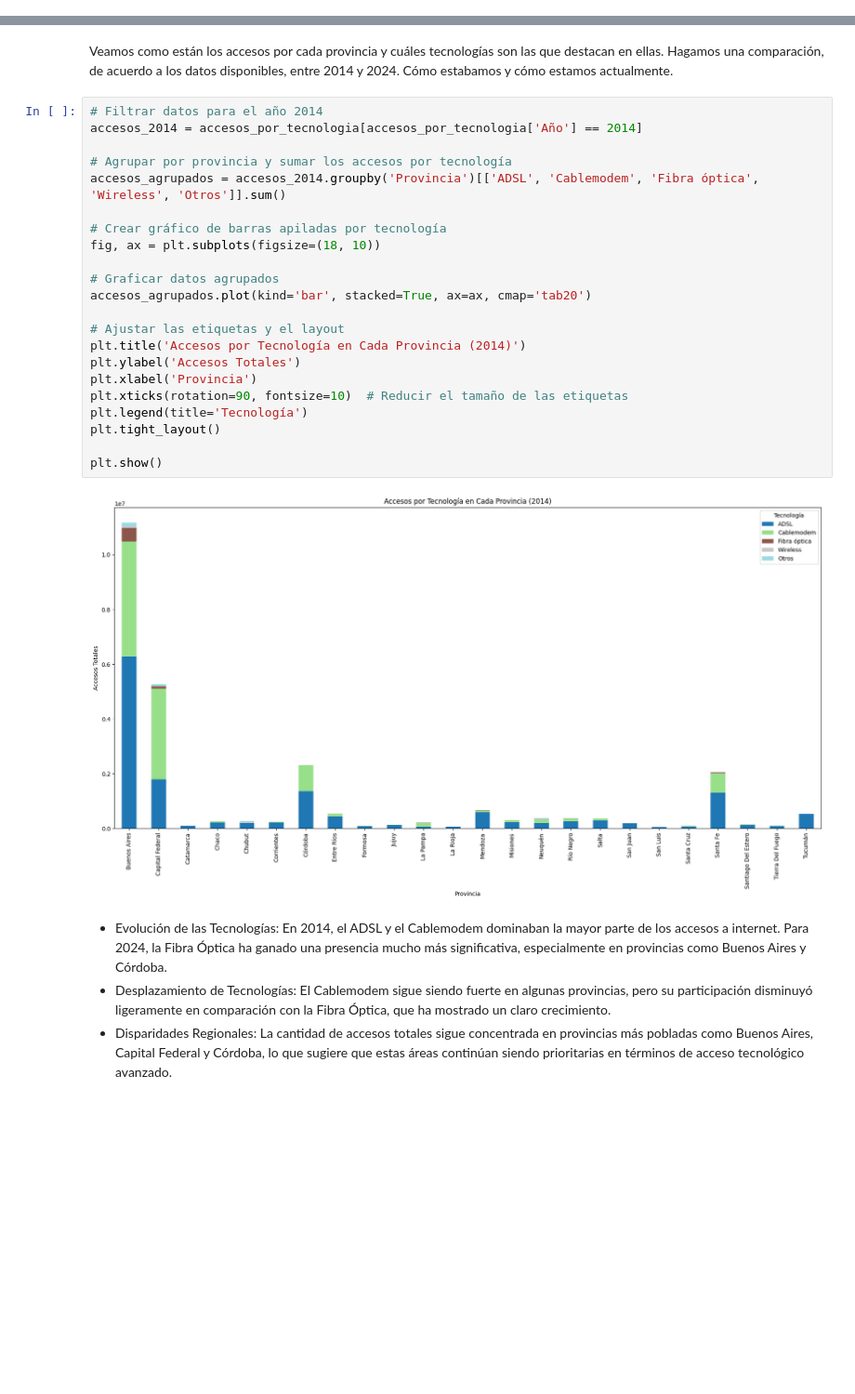
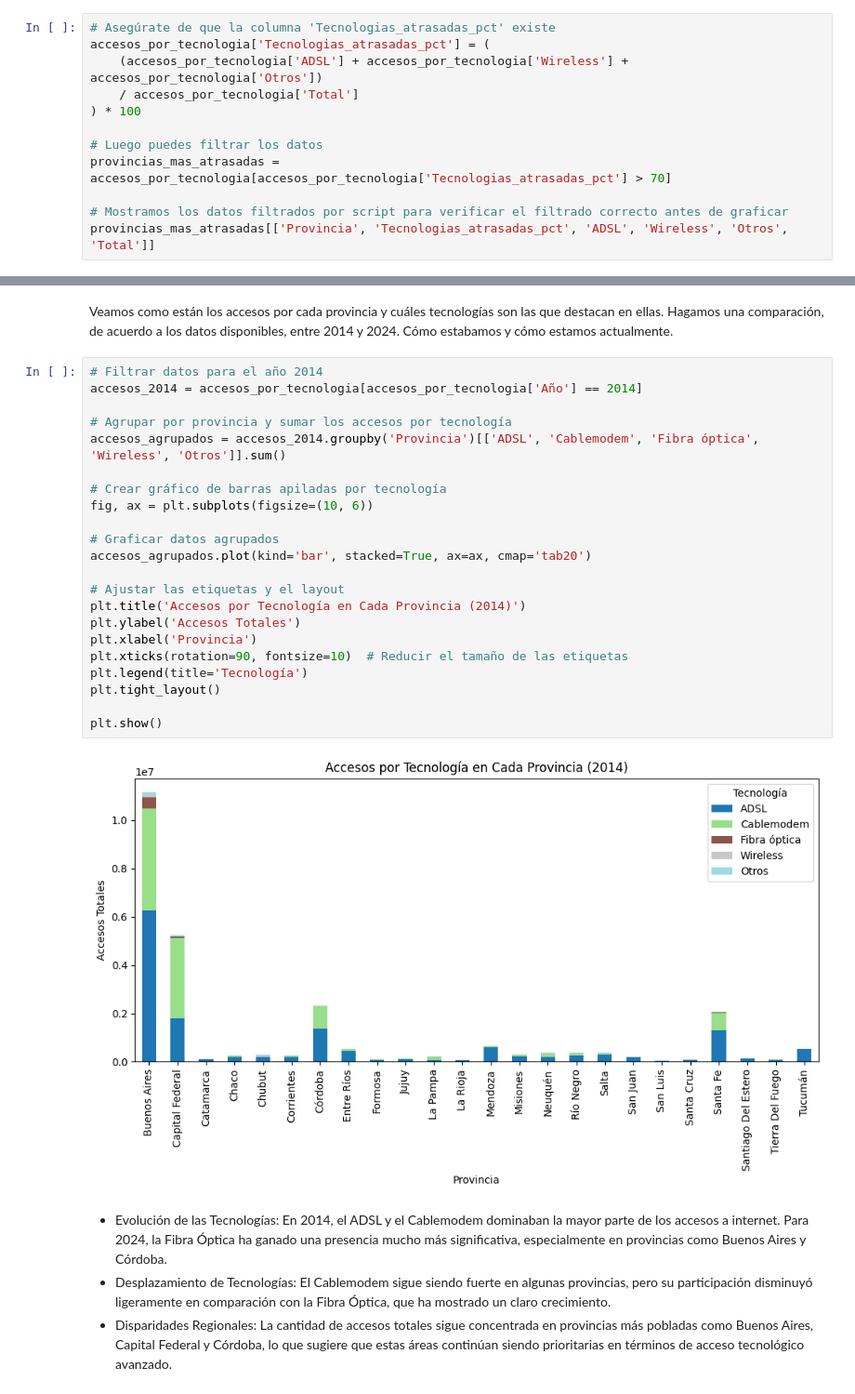
Before and after one commit to Melbutus/Data_Analyst_Telecomunicaciones, a Jupyter notebook: EDA.ipynb, the cells around one changed output, grey strips where cells are left out. Shown at 93% size. Drawn from its saved outputs; the diff is of its cells as text; blank space fills up the shorter version.

```diff
--- a/EDA.ipynb
+++ b/EDA.ipynb
@@ -320,0 +331,12 @@ Analicemos su evolución.
+# %%
+# Asegúrate de que la columna 'Tecnologias_atrasadas_pct' existe
+accesos_por_tecnologia['Tecnologias_atrasadas_pct'] = (
+    (accesos_por_tecnologia['ADSL'] + accesos_por_tecnologia['Wireless'] + accesos_por_tecnologia['Otros'])
+    / accesos_por_tecnologia['Total']
+) * 100
+
+# Luego puedes filtrar los datos
+provincias_mas_atrasadas = accesos_por_tecnologia[accesos_por_tecnologia['Tecnologias_atrasadas_pct'] > 70]
+
+# Mostramos los datos filtrados por script para verificar el filtrado correcto antes de graficar
+provincias_mas_atrasadas[['Provincia', 'Tecnologias_atrasadas_pct', 'ADSL', 'Wireless', 'Otros', 'Total']]
@@ -352,27 +428,27 @@ Veamos como están los accesos por cada provincia y cuáles tecnologías son las
 # %%
 # Filtrar datos para el año 2014
 accesos_2014 = accesos_por_tecnologia[accesos_por_tecnologia['Año'] == 2014]
 
 # Agrupar por provincia y sumar los accesos por tecnología
 accesos_agrupados = accesos_2014.groupby('Provincia')[['ADSL', 'Cablemodem', 'Fibra óptica', 'Wireless', 'Otros']].sum()
 
 # Crear gráfico de barras apiladas por tecnología
-fig, ax = plt.subplots(figsize=(18, 10))
+fig, ax = plt.subplots(figsize=(10, 6))
 
 # Graficar datos agrupados
 accesos_agrupados.plot(kind='bar', stacked=True, ax=ax, cmap='tab20')
 
 # Ajustar las etiquetas y el layout
 plt.title('Accesos por Tecnología en Cada Provincia (2014)')
 plt.ylabel('Accesos Totales')
 plt.xlabel('Provincia')
 plt.xticks(rotation=90, fontsize=10)  # Reducir el tamaño de las etiquetas
 plt.legend(title='Tecnología')
 plt.tight_layout()
 
 plt.show()
 # %% [output]
-[figure, old version]
+[figure, new version]
 # %% [markdown]
 - Evolución de las Tecnologías: En 2014, el ADSL y el Cablemodem dominaban la mayor parte de los accesos a internet. Para 2024, la Fibra Óptica ha ganado una presencia mucho más significativa, especialmente en provincias como Buenos Aires y Córdoba.
 - Desplazamiento de Tecnologías: El Cablemodem sigue siendo fuerte en algunas provincias, pero su participación disminuyó ligeramente en comparación con la Fibra Óptica, que ha mostrado un claro crecimiento.
```
Also changed, not shown: parts of 29 cells of this notebook, 6 other files.
